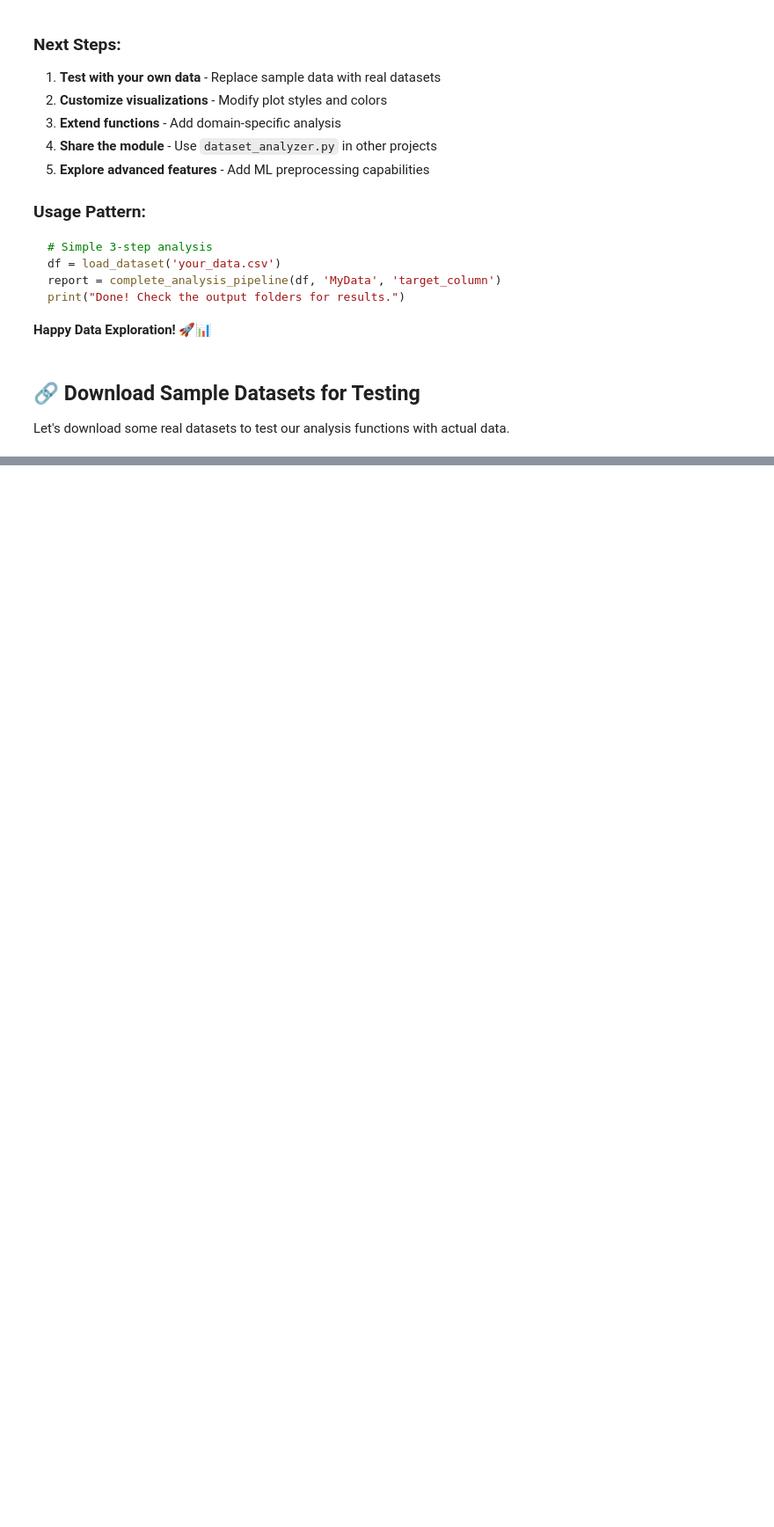
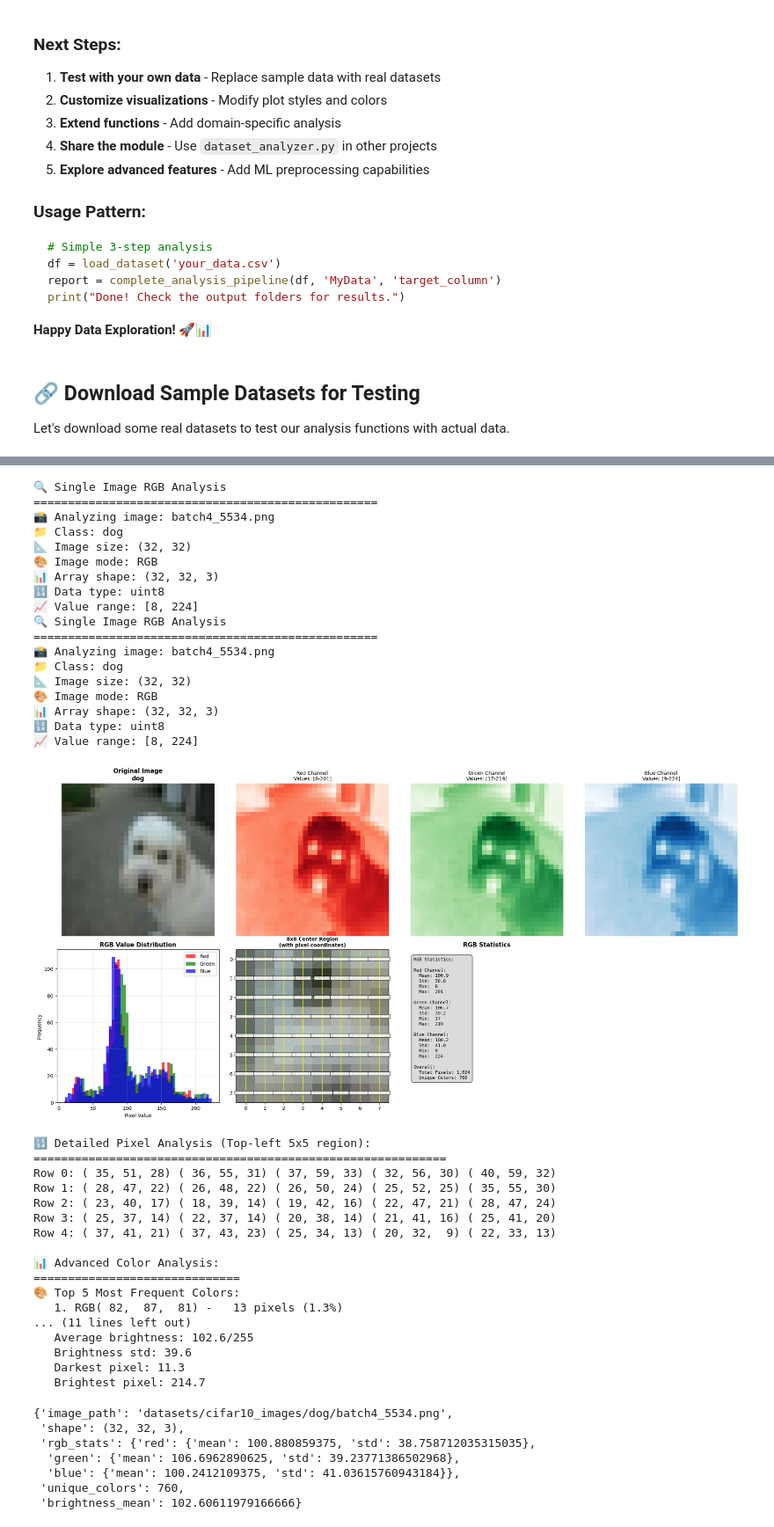
Before and after one commit to Shankarganesh127/TSAI_ERA_v4_mini_capstone_S9, a Jupyter notebook: dataset_analysis/universal_dataset_explorer.ipynb, the cells around one changed output, grey strips where cells are left out. Shown at 88% size. Cells and saved outputs as stored; diff of their text form; code cells hidden in the pictures; blank space fills up the shorter version.

```diff
--- a/dataset_analysis/universal_dataset_explorer.ipynb
+++ b/dataset_analysis/universal_dataset_explorer.ipynb
@@ -2361,0 +2605,20 @@ Row 4: ( 70, 75, 58) ( 47, 60, 40) ( 35, 56, 33) ( 61, 70, 56) (111,108,105)
+# %%
+print(selected_images)
+print(selected_images['dog'][2])
+image_path = selected_images['dog'][2]
+img = Image.open(image_path)
+img_array = np.array(img)
+img_norm = img_array.astype(np.float32) / 255.0
+red = img_norm[:,:,0]
+green = img_norm[:,:,1]
+blue = img_norm[:,:,2]
+print("red:", red.shape)
+print(red[:,:]) # [row,column]
+print("green:", green.shape)
+print("blue:", blue.shape)
+print(img_norm.shape)  # Should be (32, 32, 3)
+
+
+#'red': {'mean': float(img_array[:, :, 0].mean()), 'std': float(img_array[:, :, 0].std())},
+#'green': {'mean': float(img_array[:, :, 1].mean()), 'std': float(img_array[:, :, 1].std())},
+#'blue': {'mean': float(img_array[:, :, 2].mean()), 'std': float(img_array[:, :, 2].std())}
@@ -2361,0 +2639,48 @@ Row 4: ( 70, 75, 58) ( 47, 60, 40) ( 35, 56, 33) ( 61, 70, 56) (111,108,105)
+# %%
+#norm_image = array_image(img_norm)
+
+display_image_with_rgb_values(image_path=image_path, dataset_path="./datasets/cifar10_images")
+# %% [output]
+🔍 Single Image RGB Analysis
+==================================================
+📸 Analyzing image: batch4_5534.png
+📁 Class: dog
+📐 Image size: (32, 32)
+🎨 Image mode: RGB
+📊 Array shape: (32, 32, 3)
+🔢 Data type: uint8
+📈 Value range: [8, 224]
+🔍 Single Image RGB Analysis
+==================================================
+📸 Analyzing image: batch4_5534.png
+📁 Class: dog
+📐 Image size: (32, 32)
+🎨 Image mode: RGB
+📊 Array shape: (32, 32, 3)
+🔢 Data type: uint8
+📈 Value range: [8, 224]
+[figure, added]
+🔢 Detailed Pixel Analysis (Top-left 5x5 region):
+============================================================
+Row 0: ( 35, 51, 28) ( 36, 55, 31) ( 37, 59, 33) ( 32, 56, 30) ( 40, 59, 32)
+Row 1: ( 28, 47, 22) ( 26, 48, 22) ( 26, 50, 24) ( 25, 52, 25) ( 35, 55, 30)
+Row 2: ( 23, 40, 17) ( 18, 39, 14) ( 19, 42, 16) ( 22, 47, 21) ( 28, 47, 24)
+Row 3: ( 25, 37, 14) ( 22, 37, 14) ( 20, 38, 14) ( 21, 41, 16) ( 25, 41, 20)
+Row 4: ( 37, 41, 21) ( 37, 43, 23) ( 25, 34, 13) ( 20, 32,  9) ( 22, 33, 13)
+
+📊 Advanced Color Analysis:
+==============================
+🎨 Top 5 Most Frequent Colors:
+   1. RGB( 82,  87,  81) -   13 pixels (1.3%)
+... (11 lines left out)
+   Average brightness: 102.6/255
+   Brightness std: 39.6
+   Darkest pixel: 11.3
+   Brightest pixel: 214.7
+{'image_path': 'datasets/cifar10_images/dog/batch4_5534.png',
+ 'shape': (32, 32, 3),
+ 'rgb_stats': {'red': {'mean': 100.880859375, 'std': 38.758712035315035},
+  'green': {'mean': 106.6962890625, 'std': 39.23771386502968},
+  'blue': {'mean': 100.2412109375, 'std': 41.03615760943184}},
+ 'unique_colors': 760,
+ 'brightness_mean': 102.60611979166666}
```
Also changed, not shown: parts of 20 cells of this notebook, 5 other files.
